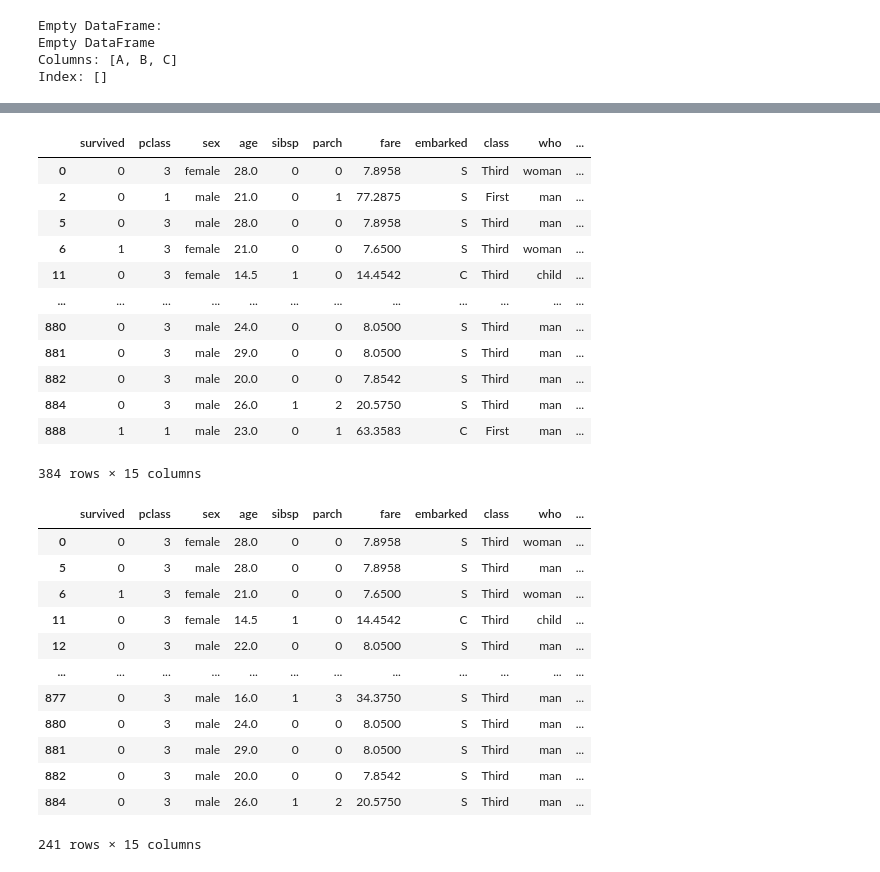
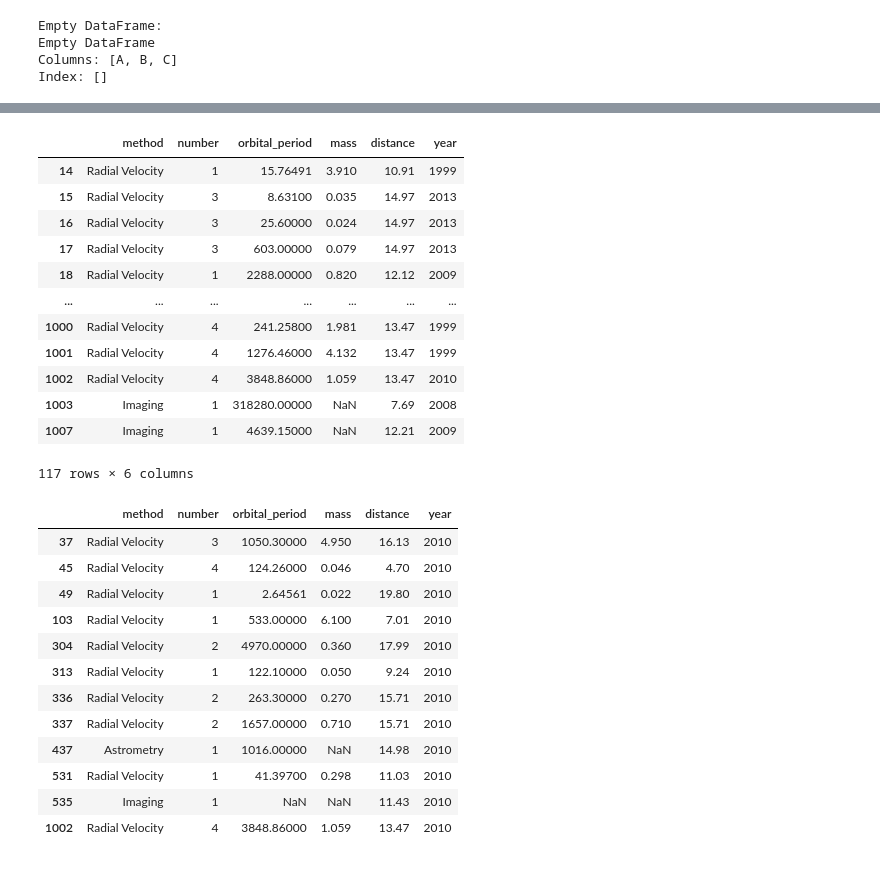
Before and after one commit to ZoltanV/cubix-ml-models, a Jupyter notebook: Cubix_ML_Engineer_Pandas.ipynb, the cells around one changed output, grey strips where cells are left out. Saved outputs shown, nothing was run; the diff lists cells and outputs as text; code cells hidden in the pictures.

```diff
--- a/Cubix_ML_Engineer_Pandas.ipynb
+++ b/Cubix_ML_Engineer_Pandas.ipynb
@@ -131,6 +129,10 @@ sns.get_dataset_names()
  'taxis',
  'tips',
  'titanic']
+# %%
+# Load a sample dataset from seaborn library
+import seaborn as sns
+df = sns.load_dataset('planets')
 # %%
 df.columns
 # %% [output]
@@ -374,38 +384,38 @@ concated
 # %%
 # Subsets - filtering: with particular logic
-concated.loc[concated["age"] < 30]
+concated.loc[concated["distance"] < 20]
 # %% [output]
-|  | survived | pclass | sex | age | sibsp | parch | fare | embarked | class | who | ... |
-| 0 | 0 | 3 | female | 28.0 | 0 | 0 | 7.8958 | S | Third | woman | ... |
-| 2 | 0 | 1 | male | 21.0 | 0 | 1 | 77.2875 | S | First | man | ... |
-| 5 | 0 | 3 | male | 28.0 | 0 | 0 | 7.8958 | S | Third | man | ... |
-| 6 | 1 | 3 | female | 21.0 | 0 | 0 | 7.6500 | S | Third | woman | ... |
-| 11 | 0 | 3 | female | 14.5 | 1 | 0 | 14.4542 | C | Third | child | ... |
-| ... | ... | ... | ... | ... | ... | ... | ... | ... | ... | ... | ... |
-| 880 | 0 | 3 | male | 24.0 | 0 | 0 | 8.0500 | S | Third | man | ... |
-| 881 | 0 | 3 | male | 29.0 | 0 | 0 | 8.0500 | S | Third | man | ... |
-| 882 | 0 | 3 | male | 20.0 | 0 | 0 | 7.8542 | S | Third | man | ... |
-| 884 | 0 | 3 | male | 26.0 | 1 | 2 | 20.5750 | S | Third | man | ... |
-| 888 | 1 | 1 | male | 23.0 | 0 | 1 | 63.3583 | C | First | man | ... |
+|  | method | number | orbital_period | mass | distance | year |
+| 14 | Radial Velocity | 1 | 15.76491 | 3.910 | 10.91 | 1999 |
+| 15 | Radial Velocity | 3 | 8.63100 | 0.035 | 14.97 | 2013 |
+| 16 | Radial Velocity | 3 | 25.60000 | 0.024 | 14.97 | 2013 |
+| 17 | Radial Velocity | 3 | 603.00000 | 0.079 | 14.97 | 2013 |
+| 18 | Radial Velocity | 1 | 2288.00000 | 0.820 | 12.12 | 2009 |
+| ... | ... | ... | ... | ... | ... | ... |
+| 1000 | Radial Velocity | 4 | 241.25800 | 1.981 | 13.47 | 1999 |
+| 1001 | Radial Velocity | 4 | 1276.46000 | 4.132 | 13.47 | 1999 |
+| 1002 | Radial Velocity | 4 | 3848.86000 | 1.059 | 13.47 | 2010 |
+| 1003 | Imaging | 1 | 318280.00000 | NaN | 7.69 | 2008 |
+| 1007 | Imaging | 1 | 4639.15000 | NaN | 12.21 | 2009 |
-384 rows × 15 columns
+117 rows × 6 columns
 # %%
 # Subsets - filtering: More than one logics are in brackets
-concated.loc[(concated["age"] < 30) &
-            (concated["class"] == "Third")]
+concated.loc[(concated["distance"] < 20) &
+            (concated["year"] == 2010)]
 # %% [output]
-|  | survived | pclass | sex | age | sibsp | parch | fare | embarked | class | who | ... |
-| 0 | 0 | 3 | female | 28.0 | 0 | 0 | 7.8958 | S | Third | woman | ... |
-| 5 | 0 | 3 | male | 28.0 | 0 | 0 | 7.8958 | S | Third | man | ... |
-| 6 | 1 | 3 | female | 21.0 | 0 | 0 | 7.6500 | S | Third | woman | ... |
-| 11 | 0 | 3 | female | 14.5 | 1 | 0 | 14.4542 | C | Third | child | ... |
-| 12 | 0 | 3 | male | 22.0 | 0 | 0 | 8.0500 | S | Third | man | ... |
-| ... | ... | ... | ... | ... | ... | ... | ... | ... | ... | ... | ... |
-| 877 | 0 | 3 | male | 16.0 | 1 | 3 | 34.3750 | S | Third | man | ... |
-| 880 | 0 | 3 | male | 24.0 | 0 | 0 | 8.0500 | S | Third | man | ... |
-| 881 | 0 | 3 | male | 29.0 | 0 | 0 | 8.0500 | S | Third | man | ... |
-| 882 | 0 | 3 | male | 20.0 | 0 | 0 | 7.8542 | S | Third | man | ... |
-| 884 | 0 | 3 | male | 26.0 | 1 | 2 | 20.5750 | S | Third | man | ... |
+|  | method | number | orbital_period | mass | distance | year |
+| 37 | Radial Velocity | 3 | 1050.30000 | 4.950 | 16.13 | 2010 |
+| 45 | Radial Velocity | 4 | 124.26000 | 0.046 | 4.70 | 2010 |
+| 49 | Radial Velocity | 1 | 2.64561 | 0.022 | 19.80 | 2010 |
+| 103 | Radial Velocity | 1 | 533.00000 | 6.100 | 7.01 | 2010 |
+| 304 | Radial Velocity | 2 | 4970.00000 | 0.360 | 17.99 | 2010 |
+| 313 | Radial Velocity | 1 | 122.10000 | 0.050 | 9.24 | 2010 |
+| 336 | Radial Velocity | 2 | 263.30000 | 0.270 | 15.71 | 2010 |
+| 337 | Radial Velocity | 2 | 1657.00000 | 0.710 | 15.71 | 2010 |
+| 437 | Astrometry | 1 | 1016.00000 | NaN | 14.98 | 2010 |
+| 531 | Radial Velocity | 1 | 41.39700 | 0.298 | 11.03 | 2010 |
+| 535 | Imaging | 1 | NaN | NaN | 11.43 | 2010 |
+| 1002 | Radial Velocity | 4 | 3848.86000 | 1.059 | 13.47 | 2010 |
-241 rows × 15 columns
 # %%
 df.iloc[50:100]
 # %% [output]
```
Also changed, not shown: parts of 30 cells of this notebook.
